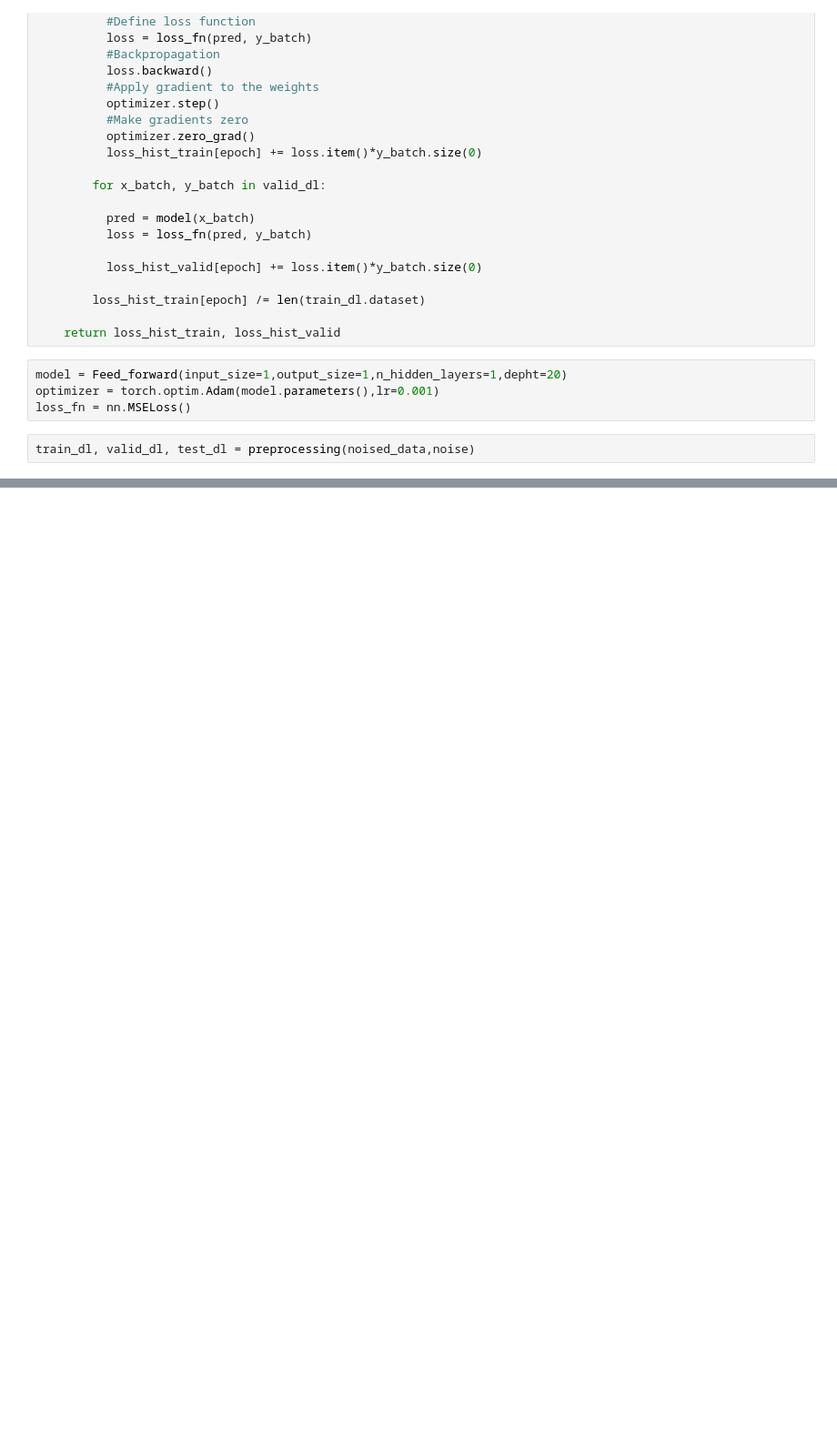
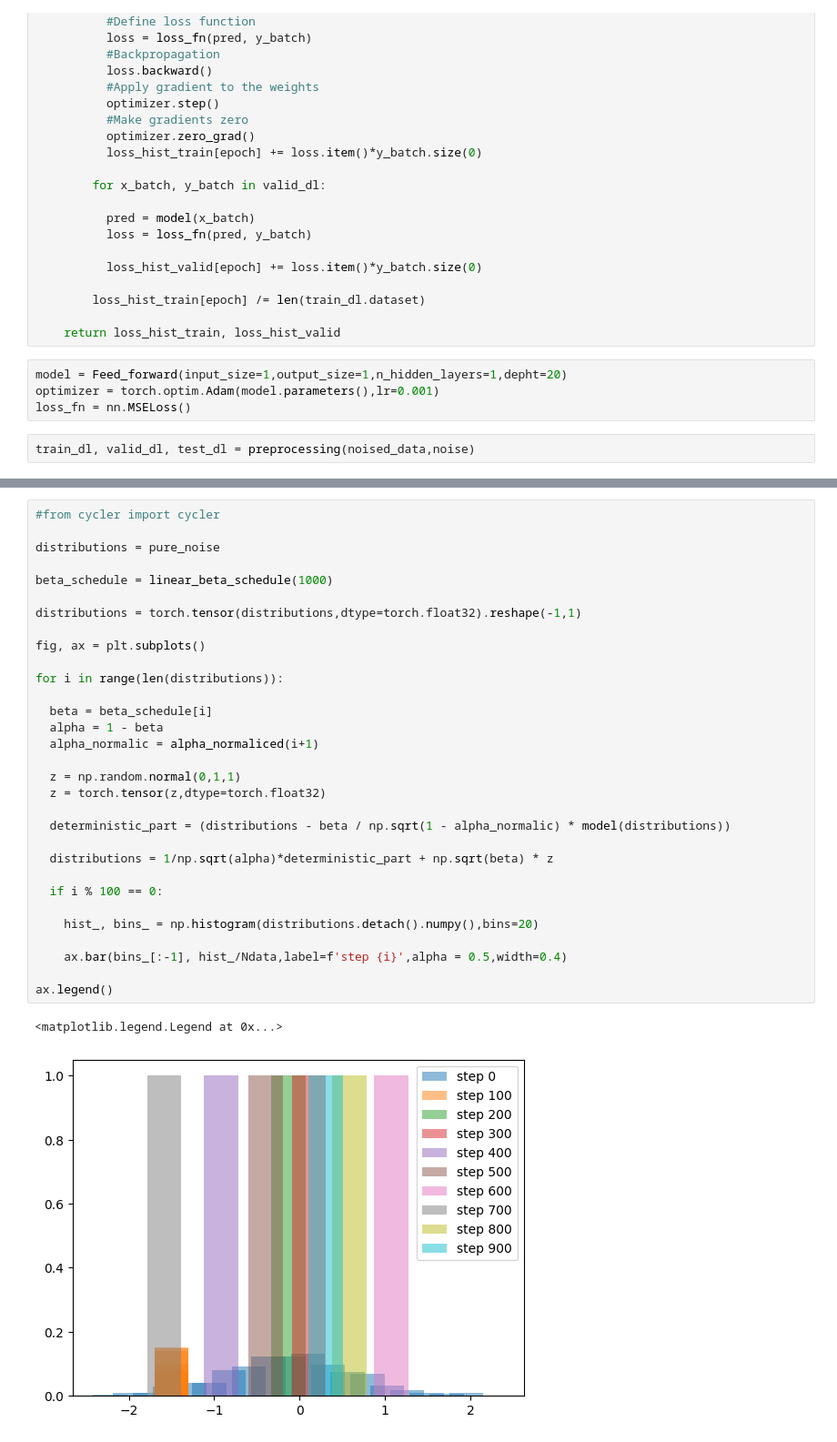
Before and after one commit to W-physics/Tesis, a Jupyter notebook: Image_generation.ipynb, the cells around one changed output, grey strips where cells are left out. Shown: that part at 91% size. Saved outputs shown, nothing was run; the diff lists cells and outputs as text; blank space fills up the shorter version.

```diff
--- a/Image_generation.ipynb
+++ b/Image_generation.ipynb
@@ -158,0 +162,34 @@ array([1.04019279, 0.26362578, 0.84105933, 0.71330661, 1.68007448,
+# %%
+#from cycler import cycler
+
+distributions = pure_noise
+
+beta_schedule = linear_beta_schedule(1000)
+
+distributions = torch.tensor(distributions,dtype=torch.float32).reshape(-1,1)
+
+fig, ax = plt.subplots()
+
+for i in range(len(distributions)):
+
+  beta = beta_schedule[i]
+  alpha = 1 - beta
+  alpha_normalic = alpha_normaliced(i+1)
+
+  z = np.random.normal(0,1,1)
+  z = torch.tensor(z,dtype=torch.float32)
+
+  deterministic_part = (distributions - beta / np.sqrt(1 - alpha_normalic) * model(distributions))
+
+  distributions = 1/np.sqrt(alpha)*deterministic_part + np.sqrt(beta) * z
+
+  if i % 100 == 0:
+
+    hist_, bins_ = np.histogram(distributions.detach().numpy(),bins=20)
+
+    ax.bar(bins_[:-1], hist_/Ndata,label=f'step {i}',alpha = 0.5,width=0.4)
+
+ax.legend()
+# %% [output]
+<matplotlib.legend.Legend at 0x...>
+[figure, added]
```
Also changed, not shown: parts of 10 cells of this notebook.
